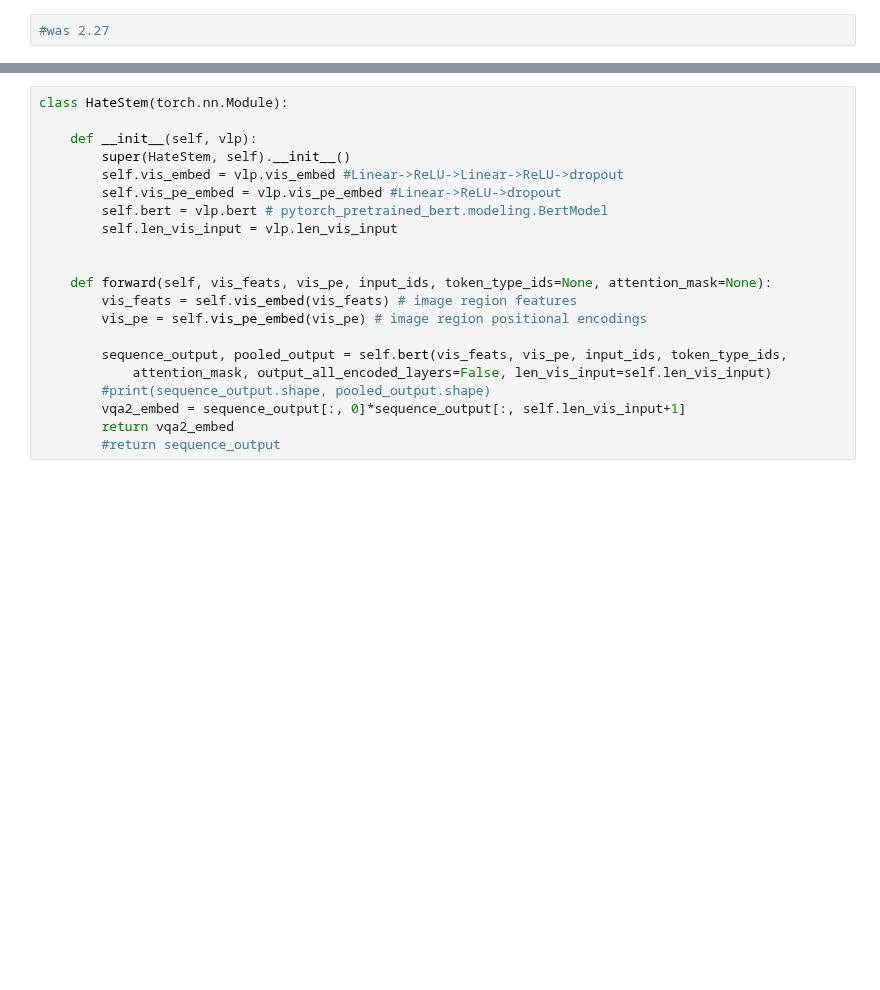
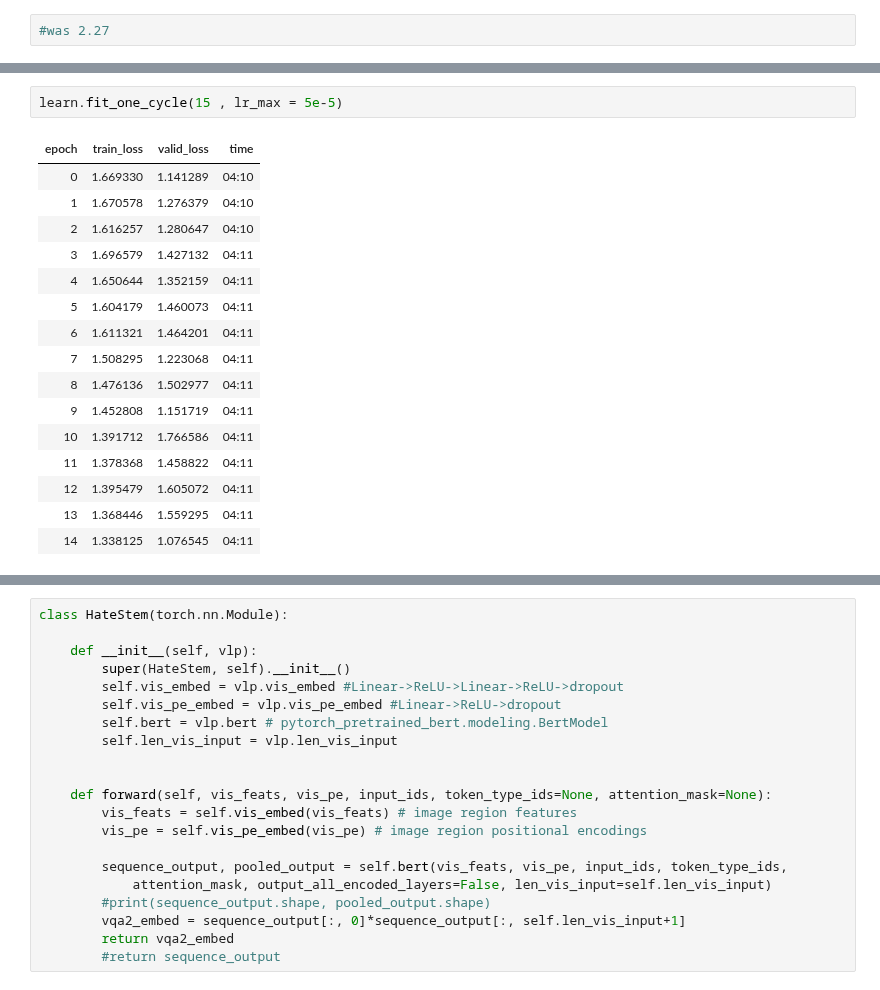
Before and after one commit to slawekslex/dl_experiments, a Jupyter notebook: Hateful/VLP_LM.ipynb, the cells around one changed output, grey strips where cells are left out. Saved outputs shown, nothing was run; the diff lists cells and outputs as text; blank space fills up the shorter version.

```diff
--- a/Hateful/VLP_LM.ipynb
+++ b/Hateful/VLP_LM.ipynb
@@ -200,0 +213,19 @@ Path('models/trained_lm25drop.pth')
+# %%
+learn.fit_one_cycle(15 , lr_max = 5e-5)
+# %% [output]
+| epoch | train_loss | valid_loss | time |
+| 0 | 1.669330 | 1.141289 | 04:10 |
+| 1 | 1.670578 | 1.276379 | 04:10 |
+| 2 | 1.616257 | 1.280647 | 04:10 |
+| 3 | 1.696579 | 1.427132 | 04:11 |
+| 4 | 1.650644 | 1.352159 | 04:11 |
+| 5 | 1.604179 | 1.460073 | 04:11 |
+| 6 | 1.611321 | 1.464201 | 04:11 |
+| 7 | 1.508295 | 1.223068 | 04:11 |
+| 8 | 1.476136 | 1.502977 | 04:11 |
+| 9 | 1.452808 | 1.151719 | 04:11 |
+| 10 | 1.391712 | 1.766586 | 04:11 |
+| 11 | 1.378368 | 1.458822 | 04:11 |
+| 12 | 1.395479 | 1.605072 | 04:11 |
+| 13 | 1.368446 | 1.559295 | 04:11 |
+| 14 | 1.338125 | 1.076545 | 04:11 |
```
Also changed, not shown: parts of 7 cells of this notebook, 4 other files.
